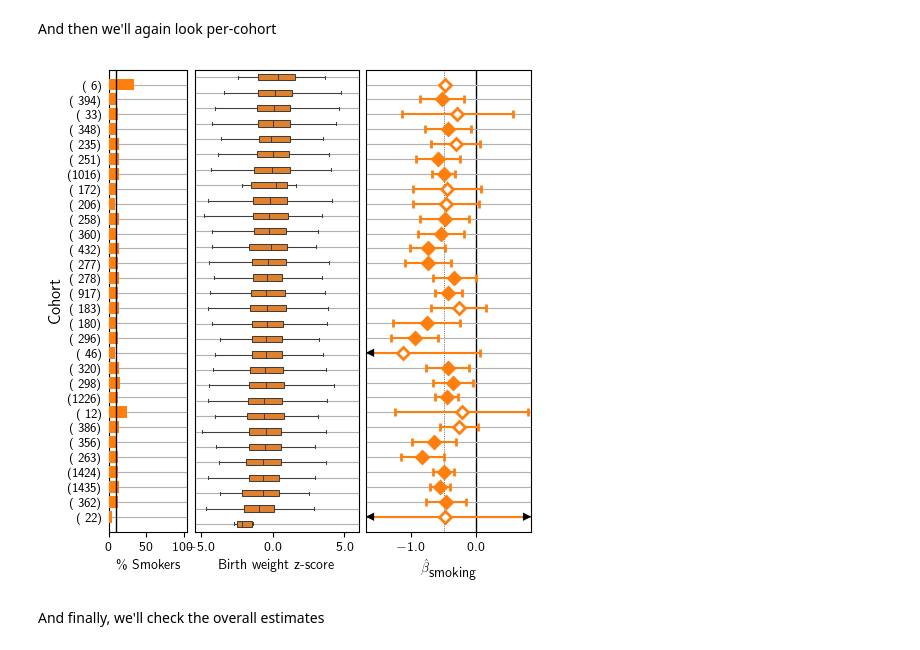
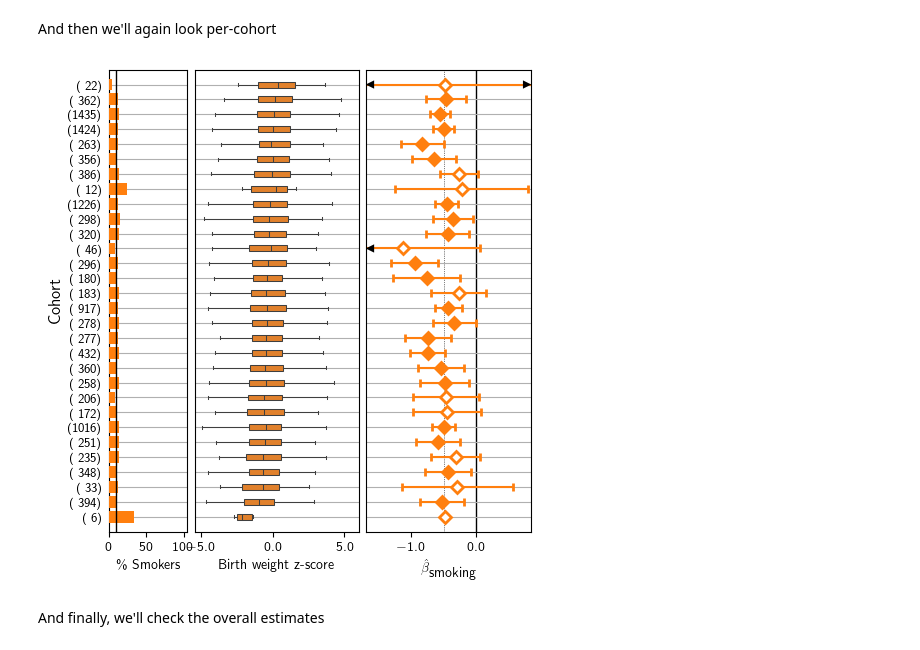
Before and after one commit to jwdebelius/theseus-autopsy, a Jupyter notebook: ipynb/Simulations.ipynb, the cells around one changed output. Cells and saved outputs as stored; diff of their text form; code cells hidden in the pictures.

```diff
--- a/ipynb/Simulations.ipynb
+++ b/ipynb/Simulations.ipynb
@@ -888,42 +886,42 @@ fig_02b = plt.figure(dpi=100, constrained_layout=0,
 gs = fig_02b.add_gridspec(4, 11)
 # axn = fig_.add_subplot(gs[:, 0], facecolor='None')
 ax21 = fig_02b.add_subplot(gs[:, 3:7])
-ax20 = fig_02b.add_subplot(gs[:, 1:3], sharey=ax02)
-ax22 = fig_02b.add_subplot(gs[:, 7:], sharey=ax02)
+ax20 = fig_02b.add_subplot(gs[:, 1:3], sharey=ax21)
+ax22 = fig_02b.add_subplot(gs[:, 7:], sharey=ax21)
 
 exp_plots.plot_weight_dist(ax1=ax21,
                            example_data=example_data02,
                            palette=cohort_type_palette,
                            violin_kws={'width': 1})
 
 exp_plots.plot_perc(ax20, example_summary02)
 
 exp_plots.plot_bars(ax2=ax22,
                     example_summary=example_summary02,
                     lim_min=main_lims[0],
                     lim_max=main_lims[1],
                     left=left,
                     right=right,
                     effect=-0.5,
                     # markeredgewidth=1,
                     # linewidth=1,
                     # markersize=4,
                     )
 
 _ = ax20.set_yticks(example_summary02['x_pos'])
 ax20.set_yticklabels([f'({x:>4.0f})' for x in example_summary02['count']])
 ax20.yaxis.set_tick_params(labelleft=True, labelsize=9)
 ax20.set_xticks(np.linspace(0, 1, 3))
 ax21.xaxis.set_major_formatter(ticker.StrMethodFormatter('{x:1.1f}'))
 ax22.xaxis.set_major_formatter(ticker.StrMethodFormatter('{x:1.1f}'))
 
 ax20.set_ylabel('Cohort', size=12)
 ax21.yaxis.get_label().set_visible(False)
 ax21.set_ylim(ax21.get_ylim()[::-1])
 _ = ax22.set_xlabel('$\\hat{{\\beta}}_{\\textsf{smoking}}$')
 fig_02b
 # %% [output]
-[figure, old version]
+[figure, new version]
 # %% [markdown]
 And finally, we'll check the overall estimates
 # %%
```
Also changed, not shown: parts of 19 cells of this notebook, 5 other files.
